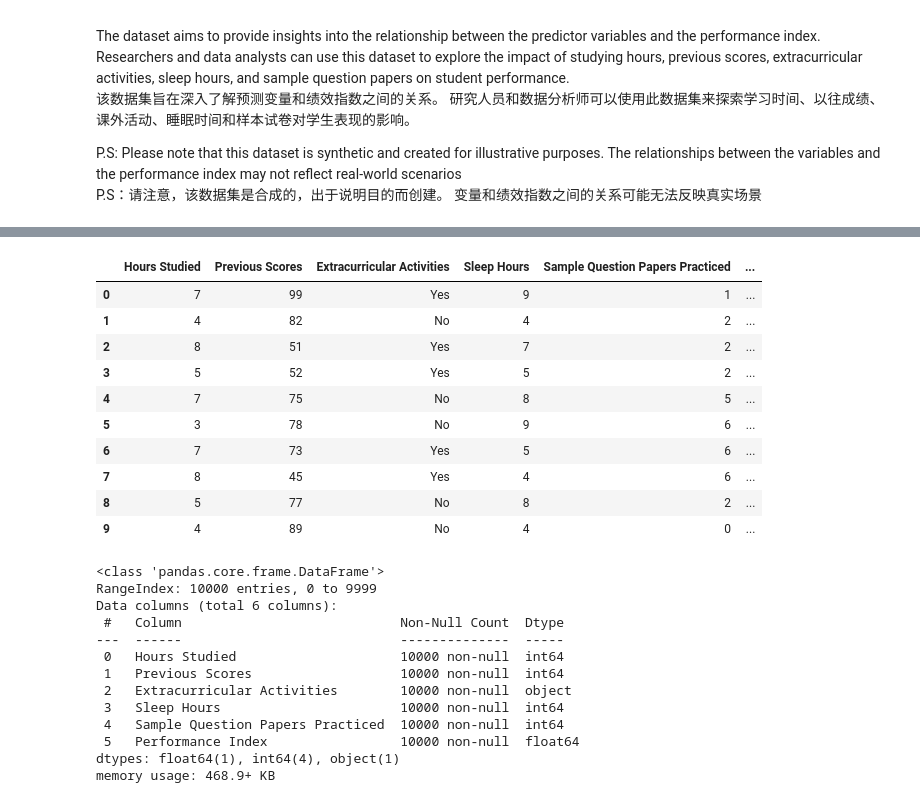
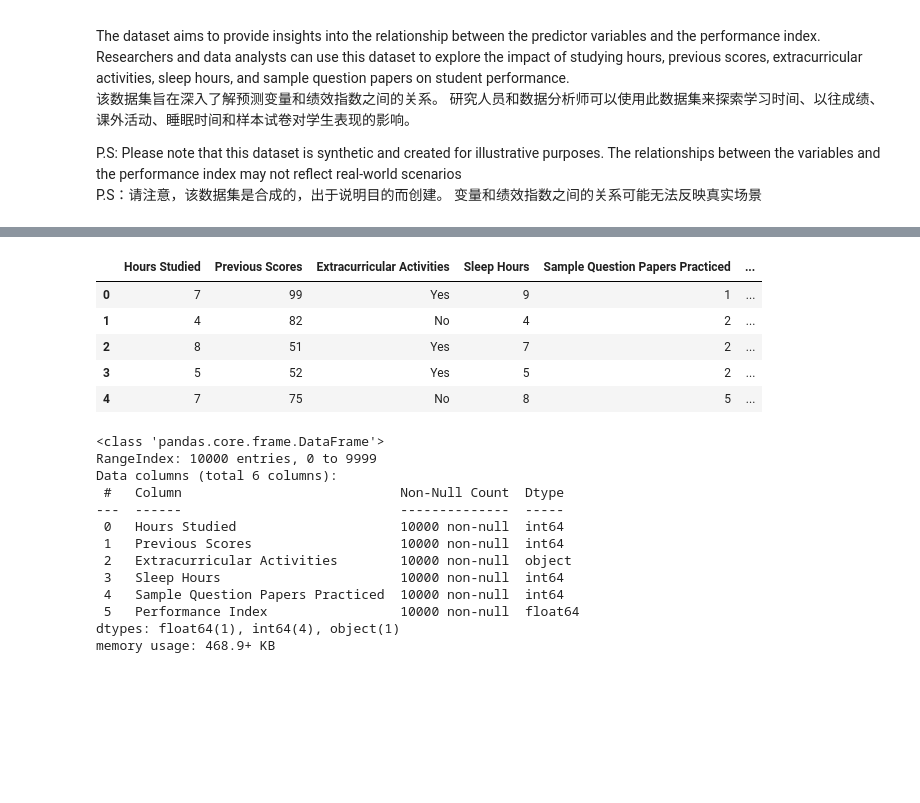
Before and after one commit to Tolia-GH/ITMO-PE, a Jupyter notebook: AI/Labs/Lab4/main.ipynb, the cells around one changed output, grey strips where cells are left out. Drawn from its saved outputs; the diff is of its cells as text; code cells hidden in the pictures; blank space fills up the shorter version.

```diff
--- a/AI/Labs/Lab4/main.ipynb
+++ b/AI/Labs/Lab4/main.ipynb
@@ -61,19 +62,14 @@ Intel MKL WARNING: Support of Intel(R) Streaming SIMD Extensions 4.2 (Intel(R) S
 data = pd.read_csv("./Student_Performance.csv")
 # %%
 # show top 10 rows
-data.head(10)
+data.head(5)
 # %% [output]
 |  | Hours Studied | Previous Scores | Extracurricular Activities | Sleep Hours | Sample Question Papers Practiced | ... |
 | 0 | 7 | 99 | Yes | 9 | 1 | ... |
 | 1 | 4 | 82 | No | 4 | 2 | ... |
 | 2 | 8 | 51 | Yes | 7 | 2 | ... |
 | 3 | 5 | 52 | Yes | 5 | 2 | ... |
 | 4 | 7 | 75 | No | 8 | 5 | ... |
-| 5 | 3 | 78 | No | 9 | 6 | ... |
-| 6 | 7 | 73 | Yes | 5 | 6 | ... |
-| 7 | 8 | 45 | Yes | 4 | 6 | ... |
-| 8 | 5 | 77 | No | 8 | 2 | ... |
-| 9 | 4 | 89 | No | 4 | 0 | ... |
 # %%
 # show column data type and data range
 data.info()
```
Also changed, not shown: parts of 25 cells of this notebook, 1 other file.
